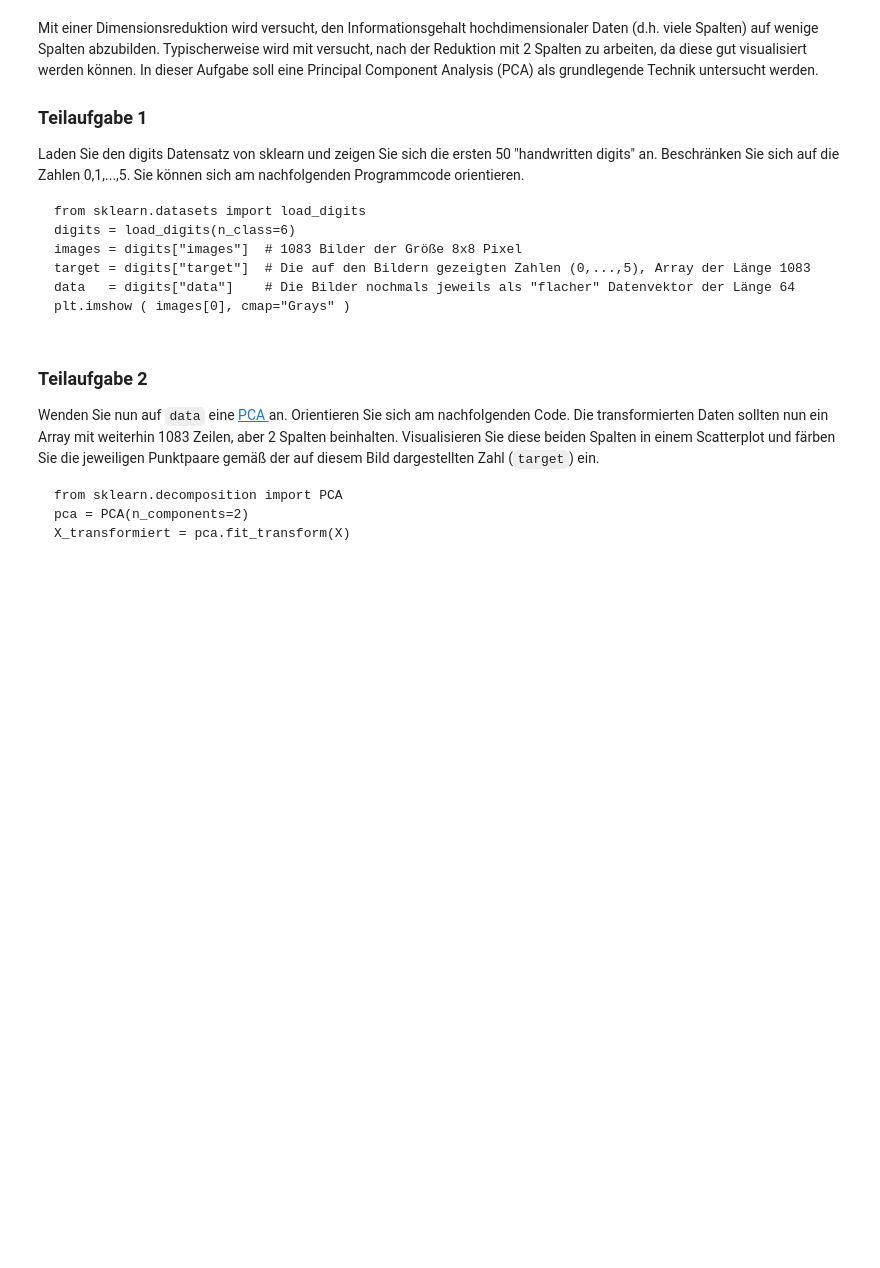
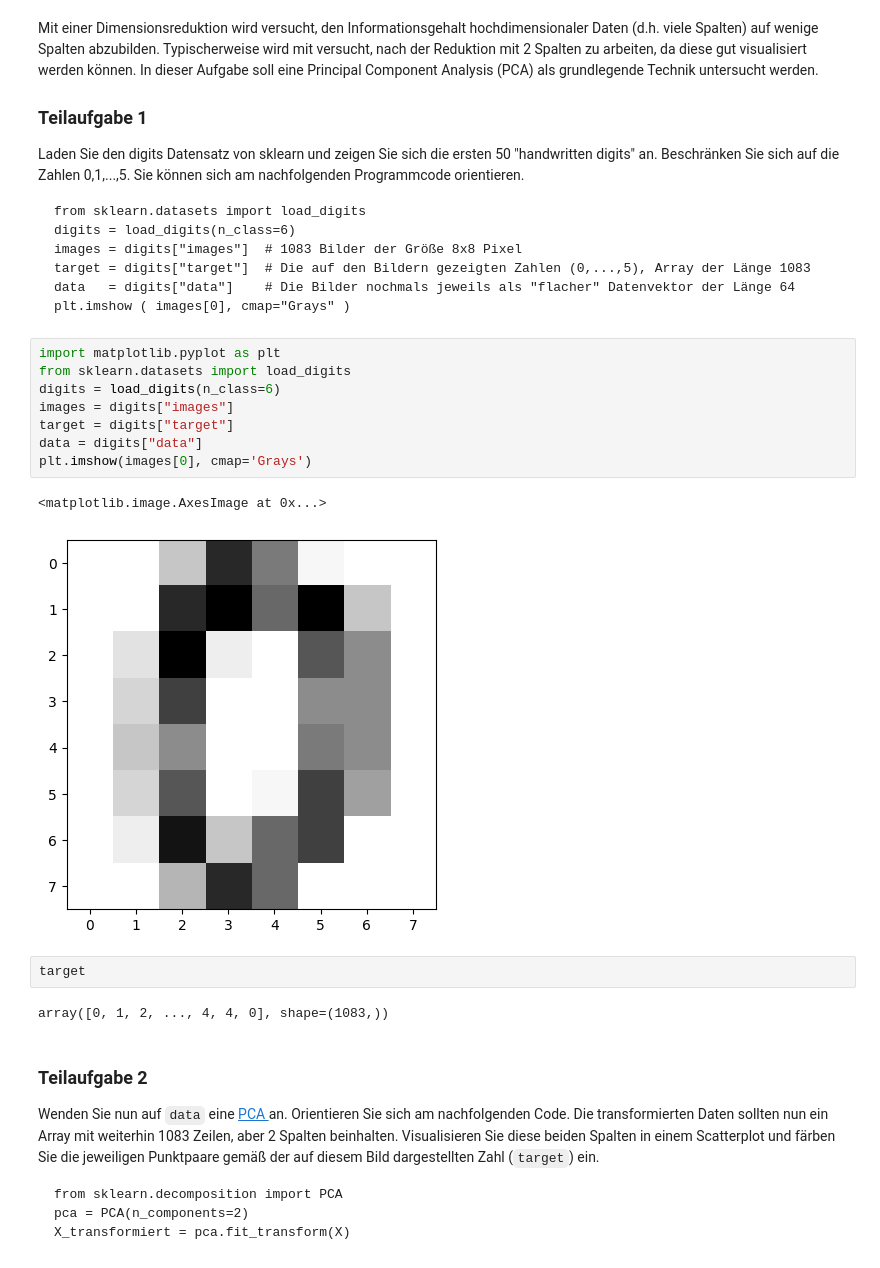
Before and after one commit to MartinElsaesser/data-science, a Jupyter notebook: exercises/exercise19/exercise19.ipynb, the cells around one changed output. Drawn from its saved outputs; the diff is of its cells as text; blank space fills up the shorter version.

````diff
--- a/exercises/exercise19/exercise19.ipynb
+++ b/exercises/exercise19/exercise19.ipynb
@@ -12,6 +12,21 @@ target = digits["target"]  # Die auf den Bildern gezeigten Zahlen (0,...,5), Arr
 data   = digits["data"]    # Die Bilder nochmals jeweils als "flacher" Datenvektor der Länge 64
 plt.imshow ( images[0], cmap="Grays" )
 ```
+# %%
+import matplotlib.pyplot as plt
+from sklearn.datasets import load_digits
+digits = load_digits(n_class=6)
+images = digits["images"]
+target = digits["target"]
+data = digits["data"]
+plt.imshow(images[0], cmap='Grays')
+# %% [output]
+<matplotlib.image.AxesImage at 0x...>
+[figure, added]
+# %%
+target
+# %% [output]
+array([0, 1, 2, ..., 4, 4, 0], shape=(1083,))
 # %% [markdown]
 ### Teilaufgabe 2
 Wenden Sie nun auf `data` eine [ PCA ](https://scikit-learn.org/stable/modules/generated/sklearn.decomposition.PCA.html) an. Orientieren Sie sich am nachfolgenden Code. Die transformierten Daten sollten nun ein Array mit weiterhin 1083 Zeilen, aber 2 Spalten beinhalten. Visualisieren Sie diese beiden Spalten in einem Scatterplot und färben Sie die jeweiligen Punktpaare gemäß der auf diesem Bild dargestellten Zahl (`target`) ein.
````
Also changed, not shown: parts of 14 cells of this notebook.
